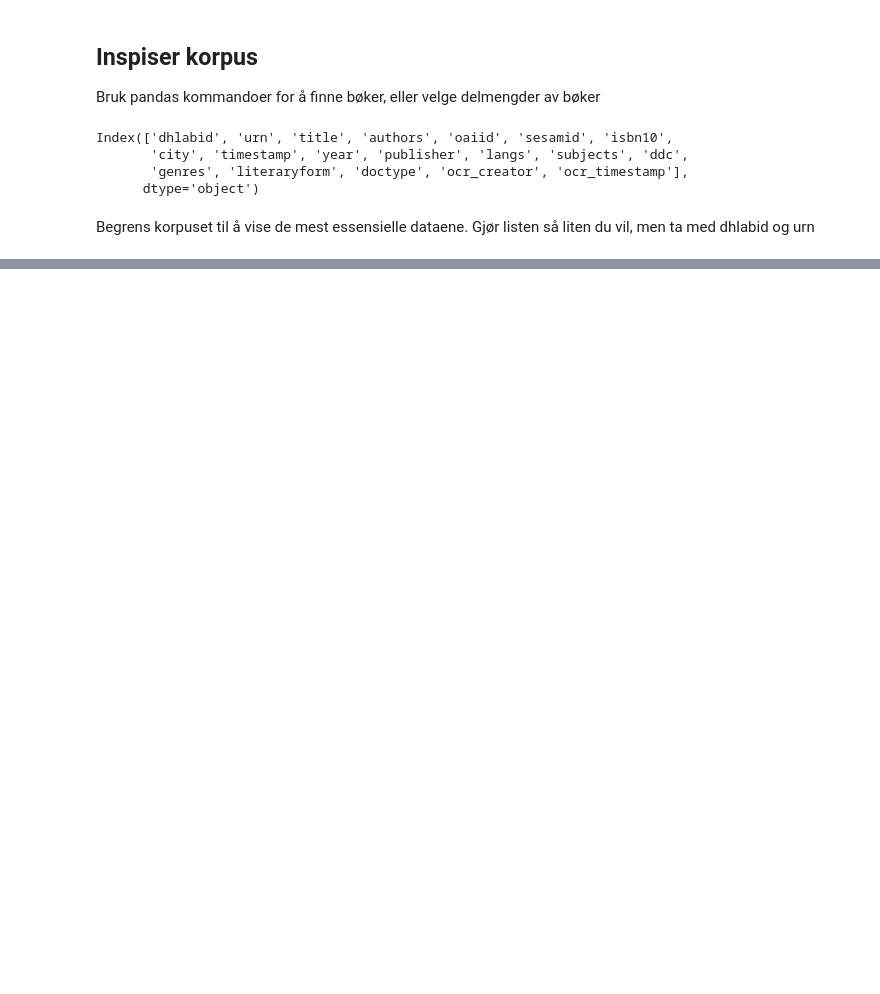
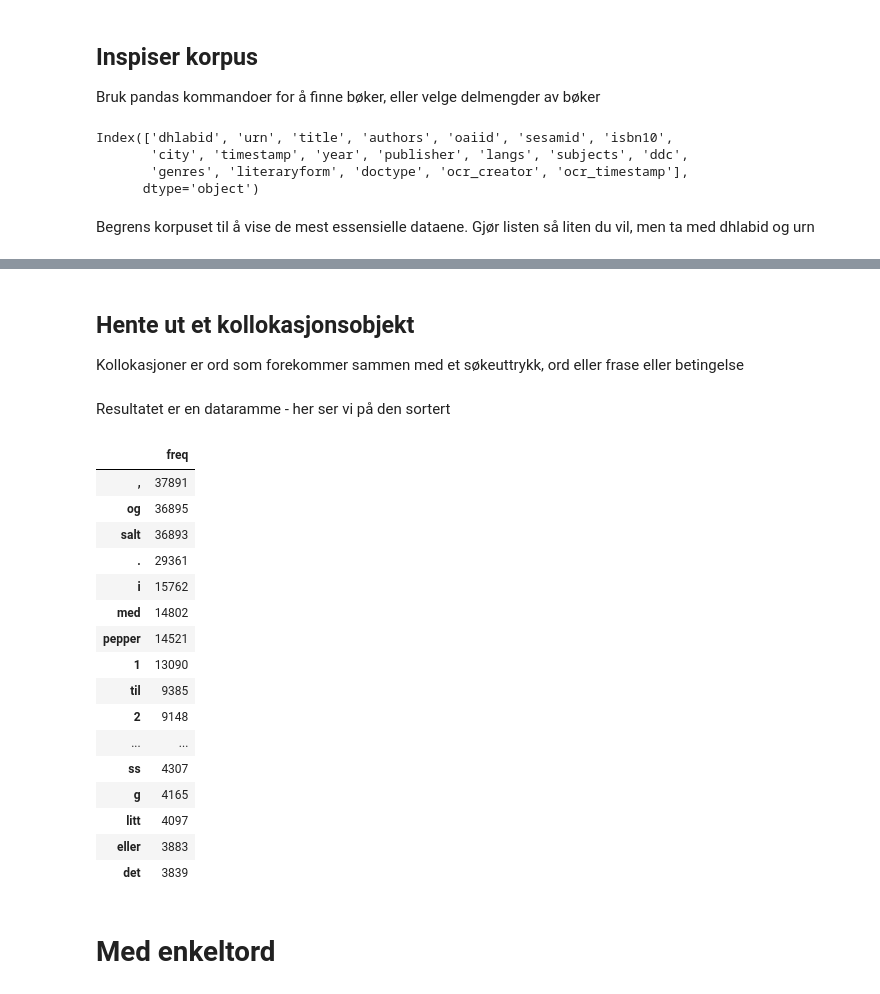
Before and after one commit to Yoonsen/DHKO, a Jupyter notebook: DHKO2024.ipynb, the cells around one changed output, grey strips where cells are left out. Saved outputs shown, nothing was run; the diff lists cells and outputs as text; code cells hidden in the pictures; blank space fills up the shorter version.

```diff
--- a/DHKO2024.ipynb
+++ b/DHKO2024.ipynb
@@ -59,6 +55,6 @@ Vi legger korpus inn under navnet corpus
 # %%
 corpus = corpus_pandas[['dhlabid', 'urn', 'title', 'authors','city', 'year', 'publisher', 'langs', 'subjects', 'ddc',
-       'genres', 'literaryform', 'doctype']]
+       'genres', 'literaryform', 'doctype']].copy()
 # %%
 corpus.head(5)
 # %% [output]
@@ -70,0 +71,2 @@ corpus.head(5)
+# %%
+corpus['antall_språk'] = corpus['langs'].apply(lambda x: len(x.split('/')))
@@ -70,0 +108,4 @@ corpus.head(5)
+# %% [markdown]
+## Hente ut et kollokasjonsobjekt
+
+Kollokasjoner er ord som forekommer sammen med et søkeuttrykk, ord eller frase eller betingelse
@@ -70,0 +114,26 @@ corpus.head(5)
+# %%
+coll_salt = api.concordance_counts(urns= list(corpus['urn']), words="salt", window=25, limit=1000)
+# %% [markdown]
+Resultatet er en dataramme - her ser vi på den sortert
+# %%
+coll_salt.sort_values(by="freq", ascending=False).head(20)
+# %% [output]
+|  | freq |
+| , | 37891 |
+| og | 36895 |
+| salt | 36893 |
+| . | 29361 |
+| i | 15762 |
+| med | 14802 |
+| pepper | 14521 |
+| 1 | 13090 |
+| til | 9385 |
+| 2 | 9148 |
+| ... | ... |
+| ss | 4307 |
+| g | 4165 |
+| litt | 4097 |
+| eller | 3883 |
+| det | 3839 |
+# %% [markdown]
+# Med enkeltord
```
Also changed, not shown: parts of 18 cells of this notebook, 2 other files.
